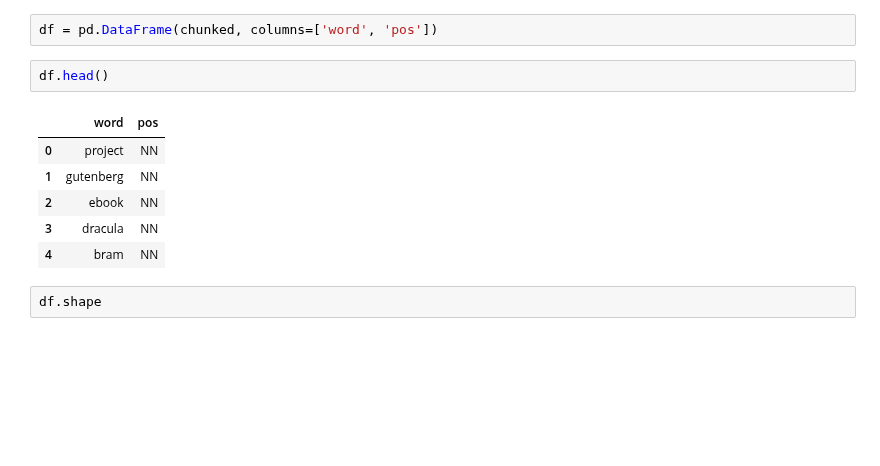
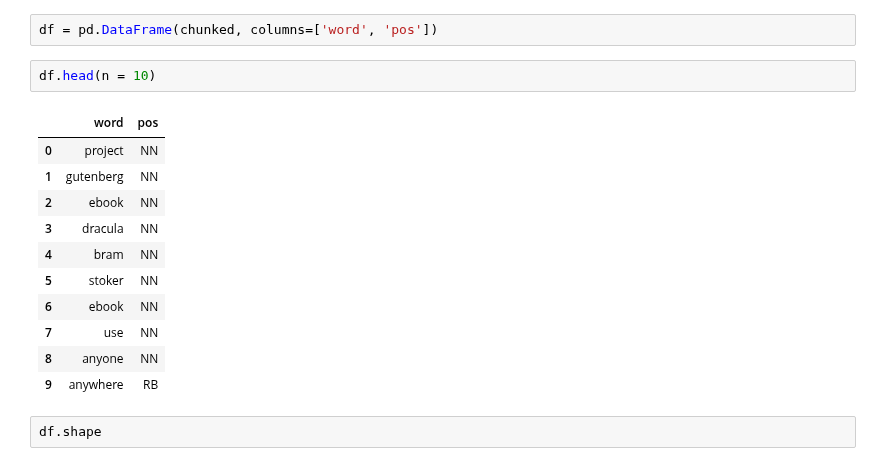
Before and after one commit to EastBayEv/SSDS-TAML, a Jupyter notebook: _build/html/_sources/fall2022/6_English_text_preprocessing_basics.ipynb, the cells around one changed output. Saved outputs shown, nothing was run; the diff lists cells and outputs as text; blank space fills up the shorter version.

```diff
--- a/_build/html/_sources/fall2022/6_English_text_preprocessing_basics.ipynb
+++ b/_build/html/_sources/fall2022/6_English_text_preprocessing_basics.ipynb
@@ -173,14 +175,19 @@ chunked = nltk.chunk.ne_chunk(tagged)
 # %%
 df = pd.DataFrame(chunked, columns=['word', 'pos'])
 # %%
-df.head()
+df.head(n = 10)
 # %% [output]
 |  | word | pos |
 | 0 | project | NN |
 | 1 | gutenberg | NN |
 | 2 | ebook | NN |
 | 3 | dracula | NN |
 | 4 | bram | NN |
+| 5 | stoker | NN |
+| 6 | ebook | NN |
+| 7 | use | NN |
+| 8 | anyone | NN |
+| 9 | anywhere | RB |
 # %%
 df.shape
 # %% [output]
```
Also changed, not shown: parts of 12 cells of this notebook, 46 other files.
